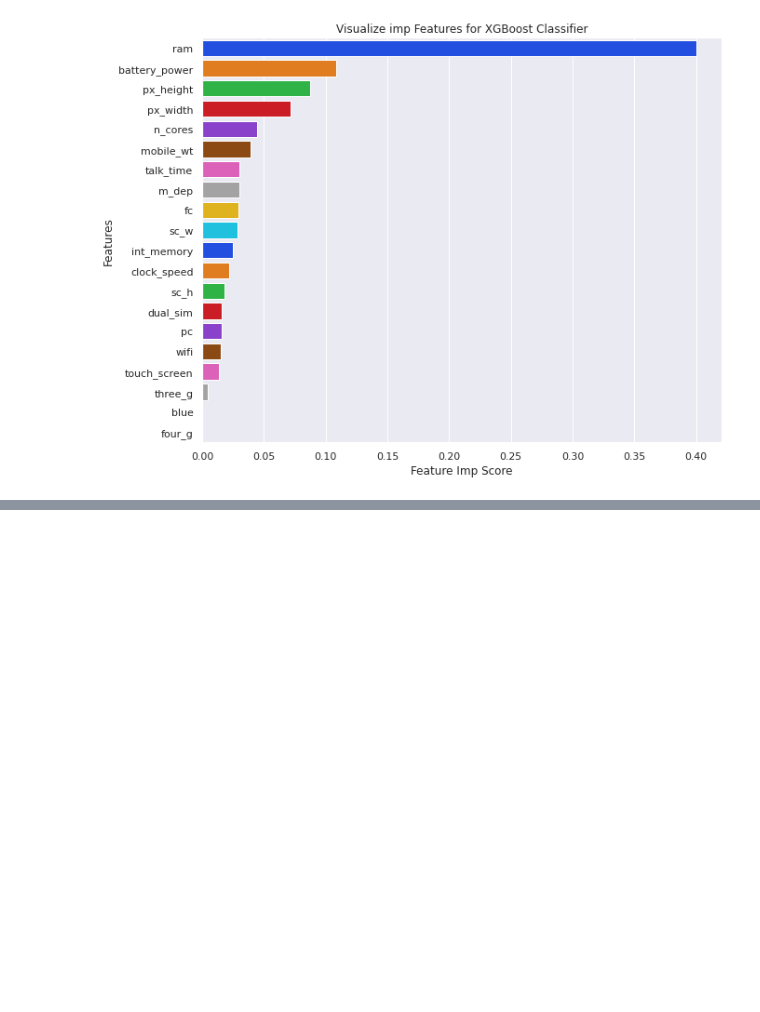
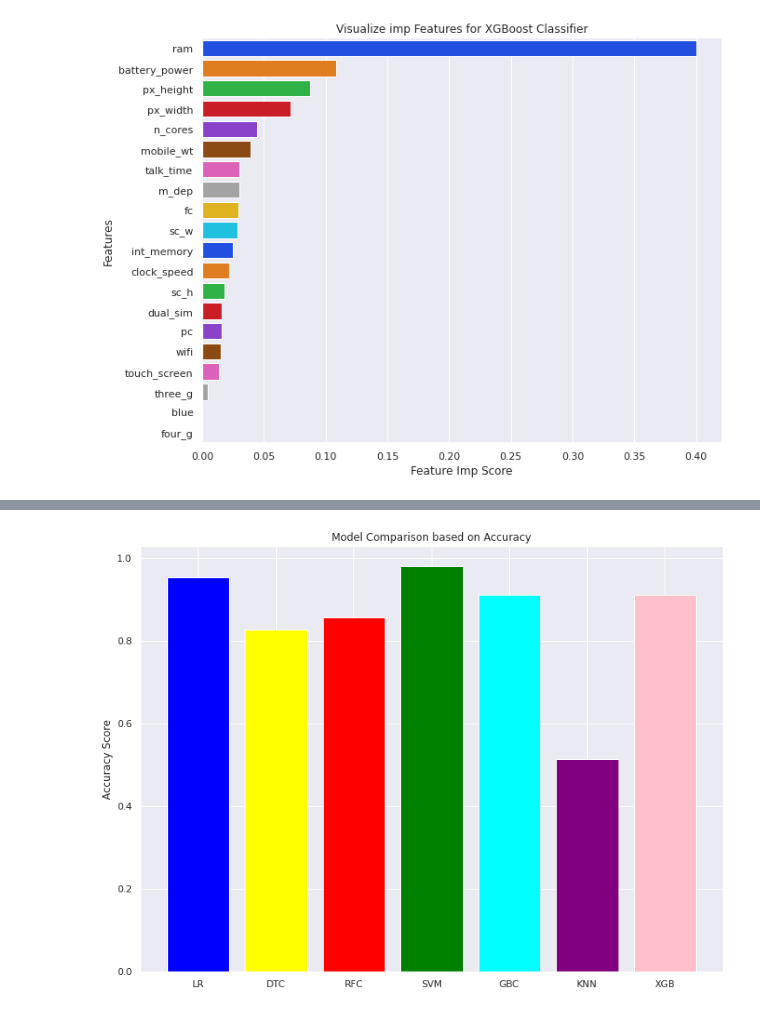
Before and after one commit to pratikjori20/Mobile-Price-Range-Prediction-ML-Class, a Jupyter notebook: Individual_capstone_3.ipynb, the cells around one changed output, grey strips where cells are left out. Cells and saved outputs as stored; diff of their text form; code cells hidden in the pictures; blank space fills up the shorter version.

```diff
--- a/Individual_capstone_3.ipynb
+++ b/Individual_capstone_3.ipynb
@@ -742,4 +736,4 @@ accuracy_score(y_train, y_train_pr)
 # %% [output]
 0.998125
 # %%
-accuracy_score(y_test, y_prd)
+acc_gbc = accuracy_score(y_test, y_prd)
@@ -866,4 +858,4 @@ accuracy_score(y_train, y_train_pd)
 # %% [output]
 0.695
 # %%
-accuracy_score(y_test, y_pd)
+acc_knn = accuracy_score(y_test, y_pd)
@@ -997,4 +987,4 @@ accuracy_score(y_train, y_train_pdx)
 # %% [output]
 0.9875
 # %%
-accuracy_score(y_test, y_pdx)
+acc_xgb = accuracy_score(y_test, y_pdx)
@@ -1124,0 +1115,7 @@ plt.show()
+# %%
+models = ['LR', 'DTC', 'RFC', 'SVM', 'GBC', 'KNN', 'XGB']
+acc_score = [acc_logre, acc_dtc, acc_rfc, acc_svm, acc_gbc, acc_knn, acc_xgb]
+print('Model\tAccuracy\n')
+
+for i in range(7):
+  print(str(models[i]) + '\t' + str(acc_score[i]), end='\n')
@@ -1124,0 +1132,8 @@ plt.show()
+# %%
+plt.rcParams['figure.figsize'] = (12,9)
+plt.bar(models, acc_score, color=['blue', 'yellow', 'red', 'green', 'cyan', 'purple', 'pink'])
+plt.ylabel('Accuracy Score')
+plt.title('Model Comparison based on Accuracy')
+plt.show()
+# %% [output]
+[figure, added]
```
Also changed, not shown: parts of 9 cells of this notebook.
